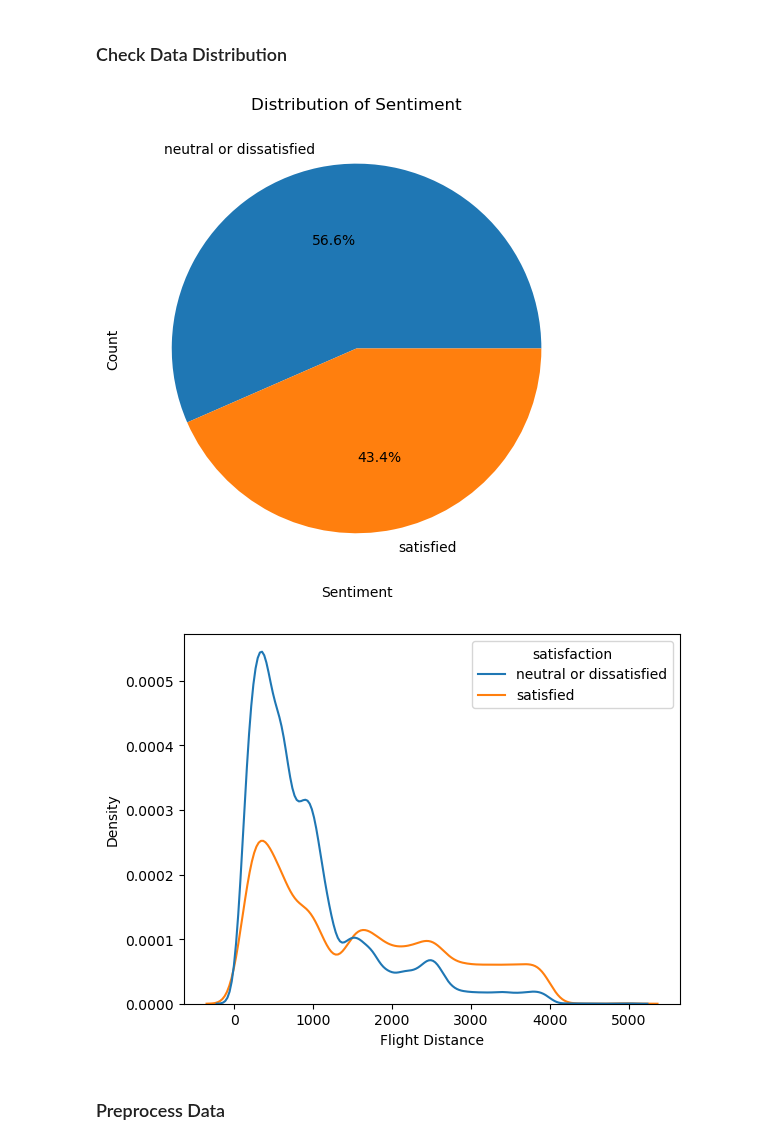
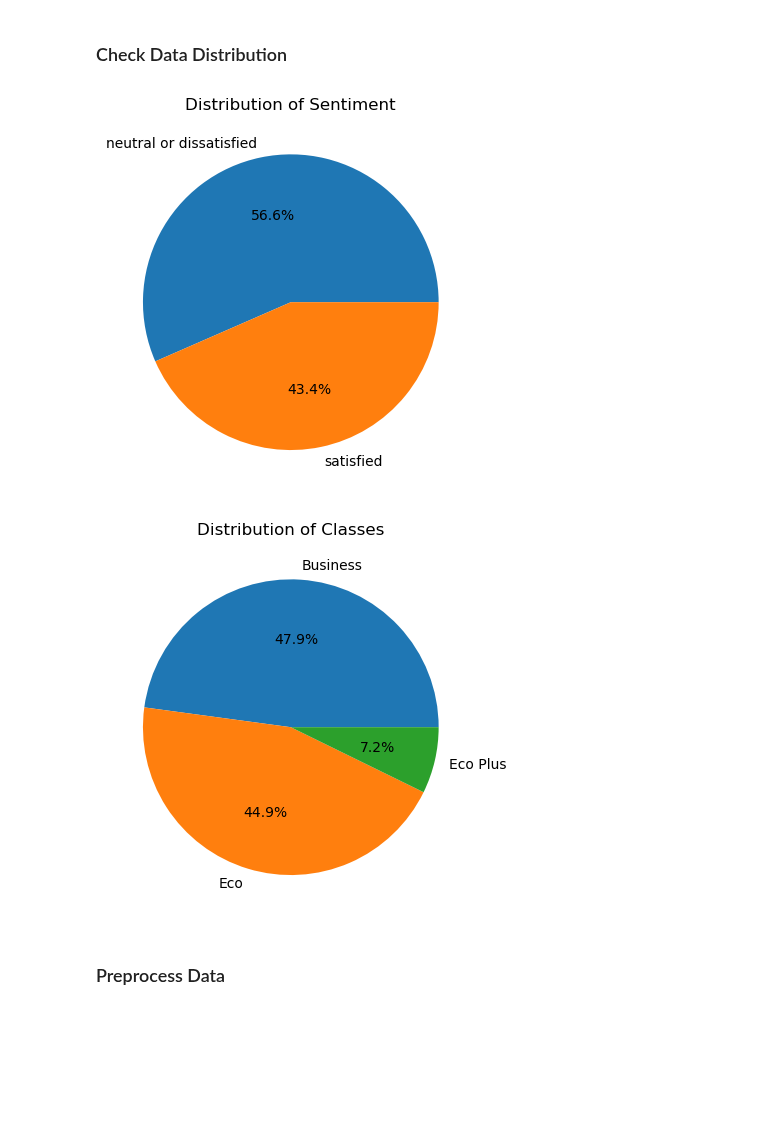
Before and after one commit to T-Godwins/airline-project, a Jupyter notebook: technical_analysis/01_cleaning_and_prep.ipynb, the cells around one changed output. Drawn from its saved outputs; the diff is of its cells as text; code cells hidden in the pictures; blank space fills up the shorter version.

Commit message:
more exploratory pie charts

```diff
--- a/technical_analysis/01_cleaning_and_prep.ipynb
+++ b/technical_analysis/01_cleaning_and_prep.ipynb
@@ -89,20 +89,27 @@ display(df.describe())
 # %% [markdown]
 ### Check Data Distribution
 # %%
-plt.figure(figsize=(10,6))
-plt.pie(df["satisfaction"].value_counts(), labels=df["satisfaction"].value_counts().index, autopct="%1.1f%%")
-plt.title("Distribution of Sentiment")
-plt.xlabel("Sentiment")
-plt.ylabel("Count")
+fig, ax = plt.subplots()
+ax.pie(
+    df["satisfaction"].value_counts(),
+    labels=df["satisfaction"].value_counts().index,
+    autopct="%1.1f%%"
+)
+ax.set_title("Distribution of Sentiment")
 plt.show()
 # %% [output]
-[figure, old version]
+[figure, new version]
 # %%
-# I am not really sure what this is conveying or what I want to convey here
-kdeplot(data=df, x='Flight Distance', hue='satisfaction')
+fig, ax = plt.subplots()
+ax.pie(
+    df['Class'].value_counts(),
+    labels=df['Class'].value_counts().index,
+    autopct="%1.1f%%"
+)
+ax.set_title("Distribution of Classes")
 plt.show()
 # %% [output]
-[figure, old version]
+[figure, new version]
 # %% [markdown]
 ### Preprocess Data
 # %%
```
Also changed, not shown: parts of 1 cell of this notebook, 3 other files.
